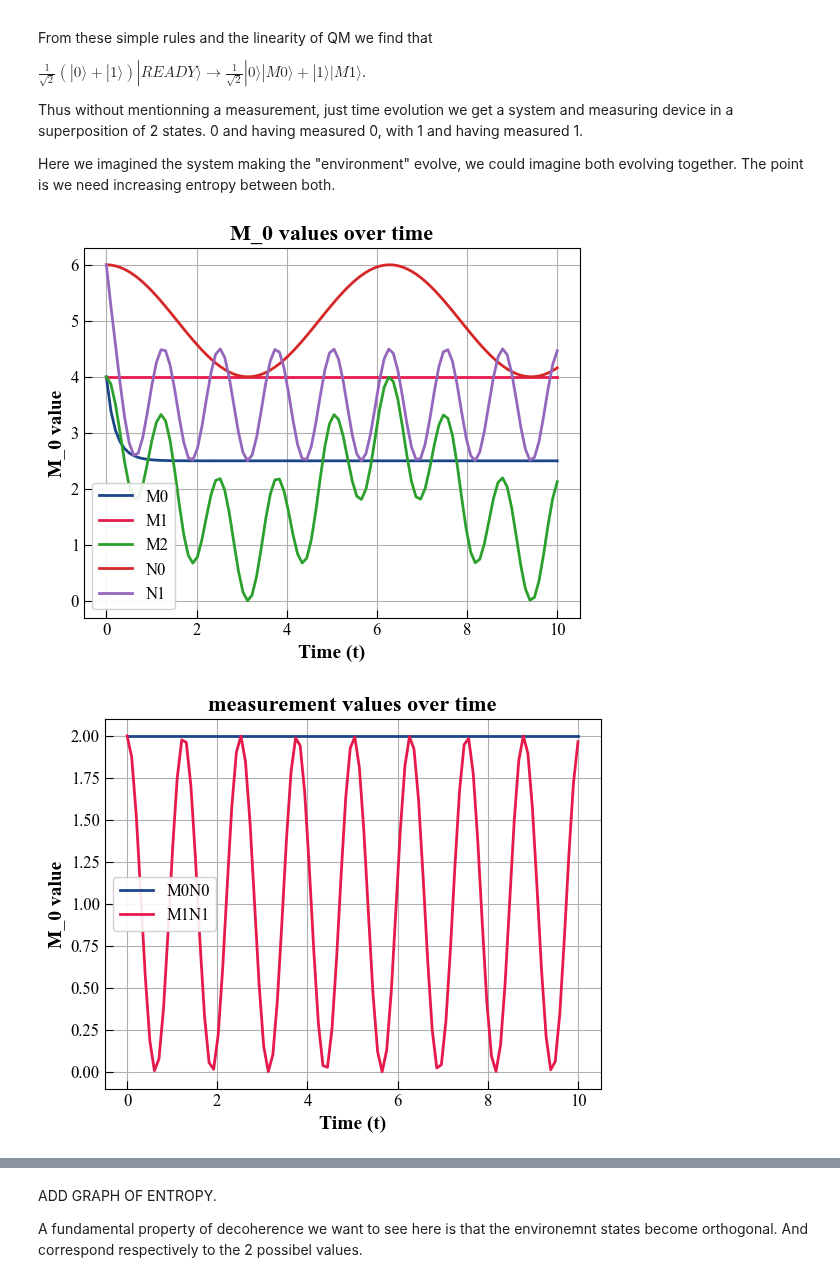
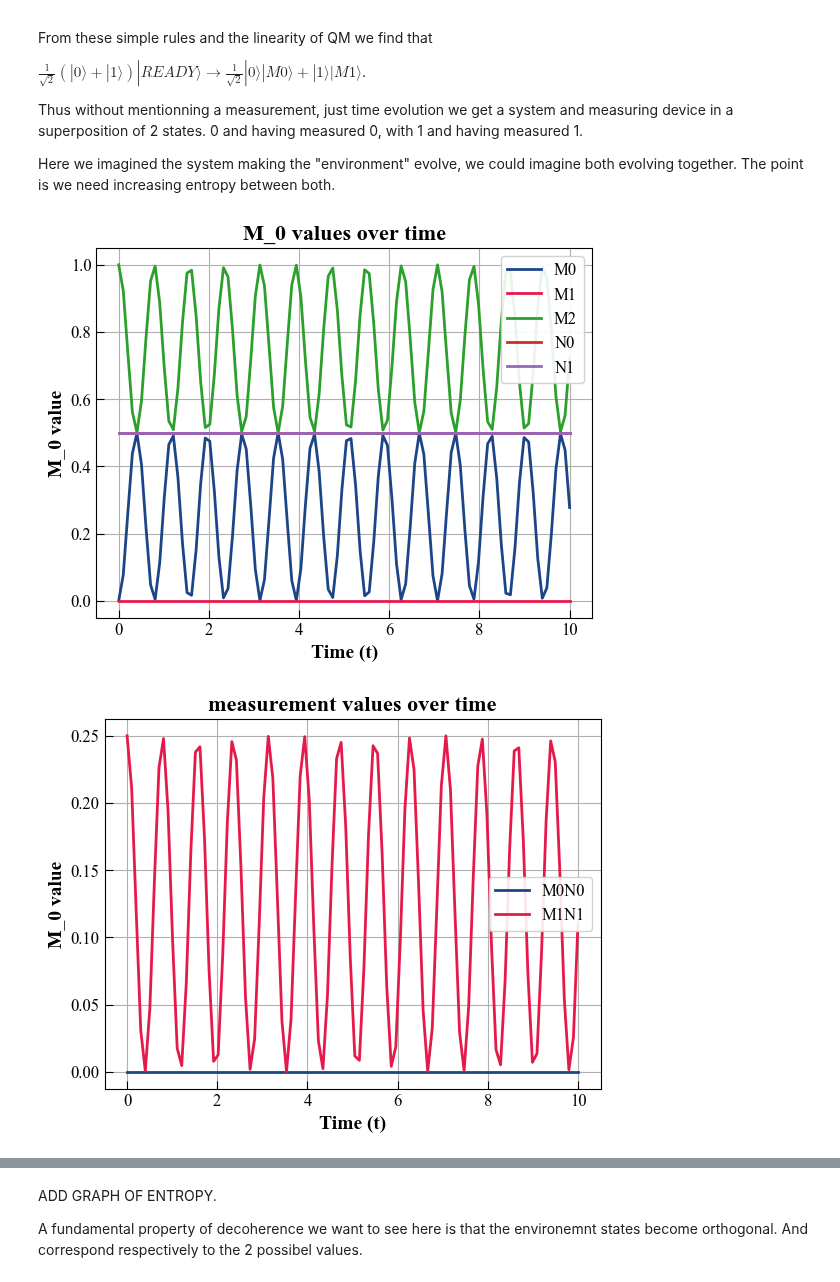
Before and after one commit to MarinAndreGirard/ACL, a Jupyter notebook: Working/Decoherence_edu.ipynb, the cells around one changed output, grey strips where cells are left out. Cells and saved outputs as stored; diff of their text form; code cells hidden in the pictures.

```diff
--- a/Working/Decoherence_edu.ipynb
+++ b/Working/Decoherence_edu.ipynb
@@ -182,25 +182,29 @@ H_self=kr(E1*out(q0,q0.conj())+E2*out(q1,q1.conj()),id3)
 H_int=-1j*lamb*(kr(out(q0,q0.conj()),(out(p0,p1.conj())-out(p1,p0.conj())))+kr(out(q1,q1.conj()),(out(p0,p2.conj())-out(p2,p0.conj()))))
 H_tot=H_self+H_int
 
-def get_Ut(t):
-    U_t=np.exp(-1j*t*H_tot)
+from scipy import linalg
+
+
+def get_Ut(t,H):
+    U_t=linalg.expm(-(1j)*t*H)
     return U_t
 
-def get_psi_t(t,psi_0):
-    Ut=get_Ut(t)
+def get_psi_t(t,psi_0,H):
+    Ut=get_Ut(t,H)
     psi_t=Ut@psi_0
     return psi_t
 
 def get_s(rho):
     S=-np.trace(rho*np.log(rho))
 
+
 M_0=kr(id,out(p0,p0.conj()))
 M_1=kr(id,out(p1,p1.conj()))
 M_2=kr(id,out(p2,p2.conj()))
 N_0=kr(out(q0,q0.conj()),id3)
 N_1=kr(out(q1,q1.conj()),id3)
-M0N0=kr(out(q0,q0.conj()),out(p1,p1))
-M1N1=kr(out(q1,q1.conj()),out(p2,p2))
+M0N0=0.5*kr(out(q0,q0.conj()),out(p1,p1))
+M1N1=0.5*kr(out(q1,q1.conj()),out(p2,p2))
 
 t_list = np.linspace(0, 10, 100)
 M_0_list=[]
@@ -213,7 +217,7 @@ M1N1_list=[]
 S_list=[]
 
 for t in t_list:
-    psi_t=get_psi_t(t,psi_0)
+    psi_t=get_psi_t(t,psi_0,H_tot)
     rhot=out(psi_t,psi_t.conj())
     M_0_list.append(np.trace(rhot@M_0))
     M_1_list.append(np.trace(rhot@M_1))
@@ -229,35 +233,35 @@ for t in t_list:
 
 plt.plot(t_list, M_0_list)
 plt.plot(t_list, M_1_list)
 plt.plot(t_list, M_2_list)
 plt.plot(t_list, N_0_list)
 plt.plot(t_list, N_1_list)
 plt.xlabel('Time (t)')
 plt.ylabel('M_0 value')
 plt.title('M_0 values over time')
 plt.legend(["M0","M1","M2","N0","N1"])
 plt.grid(True)
 plt.show()
 
 
 plt.plot(t_list, M0N0_list)
 plt.plot(t_list, M1N1_list)
 plt.xlabel('Time (t)')
 plt.ylabel('M_0 value')
 plt.title('measurement values over time')
 plt.legend(["M0N0","M1N1"])
 plt.grid(True)
 plt.show()
 
 plt.plot(t_list, S_list)
 plt.xlabel('Time (t)')
 plt.ylabel('S')
 plt.title('S values over time')
 plt.grid(True)
 plt.show()
 # %% [output]
-[figure, old version]
+[figure, new version]
-[figure, old version]
+[figure, new version]
 [figure]
 # %% [markdown]
 ADD GRAPH OF ENTROPY.
```
Also changed, not shown: parts of 7 cells of this notebook, 1 other file.
